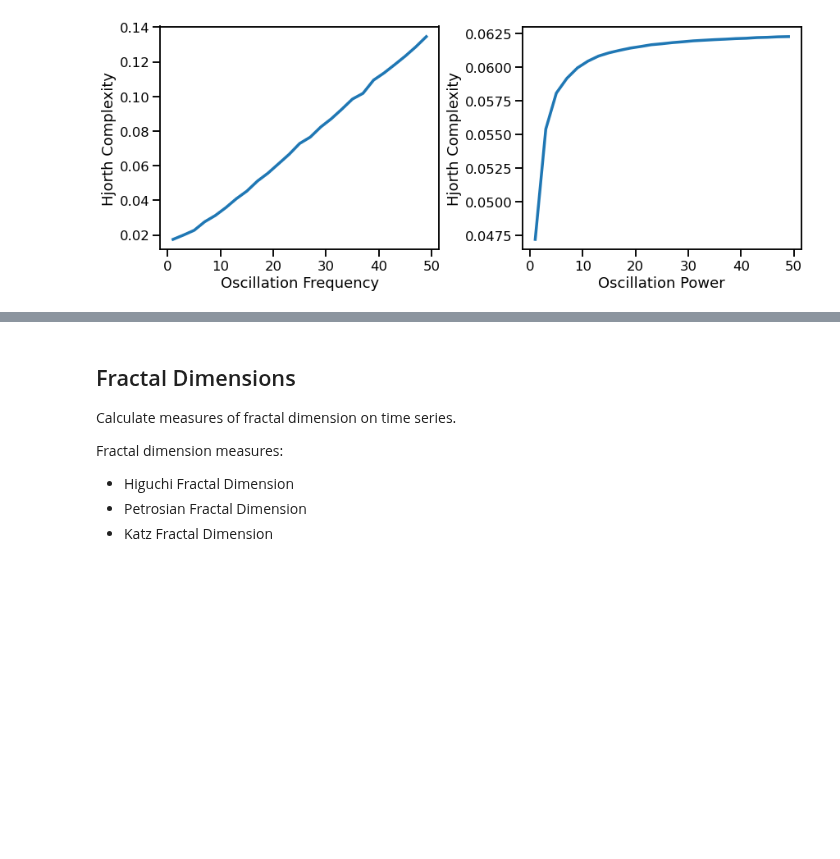
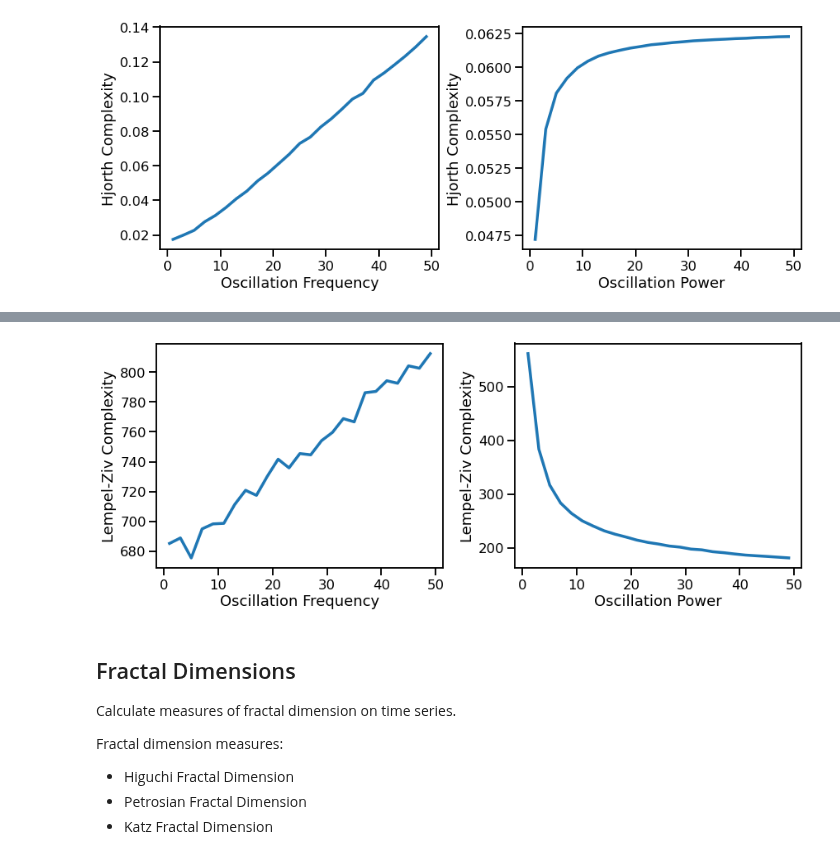
Before and after one commit to AperiodicMethods/AperiodicMethods, a Jupyter notebook: notebooks/14-Complexity.ipynb, the cells around one changed output, grey strips where cells are left out. Saved outputs shown, nothing was run; the diff lists cells and outputs as text; code cells hidden in the pictures; blank space fills up the shorter version.

```diff
--- a/notebooks/14-Complexity.ipynb
+++ b/notebooks/14-Complexity.ipynb
@@ -160,3 +210,22 @@ plot_lines(save_fig=SAVE_FIG, file_name='hjc_osc_both', file_path='complexity')
+# %%
+# Run a set of simulations, calculating LZ complexity across oscillation frequency
+lz_sims_freq = run_sims(sim_combined, SIM_PARAMS_COMB, lempelziv_wrapper, lz_params,
+                        update='update_freq', values=FREQS, n_sims=N_SIMS)
+# %%
+# Run a set of simulations, calculating fractal dimension across oscillation power
+lz_sims_pow = run_sims(sim_combined, SIM_PARAMS_COMB, lempelziv_wrapper, lz_params,
+                       update='update_pow', values=POWERS, n_sims=N_SIMS)
+# %%
+# Plot effect of oscillation variation on LZ complexity
+fig, axes = plt.subplots(1, 2, figsize=(14, 5))
+plot_lines(FREQS, lz_sims_freq, ax=axes[0])
+plot_lines(xlabel='Oscillation Frequency', ylabel='Lempel-Ziv Complexity', ax=axes[0])
+plot_lines(POWERS, lz_sims_pow, ax=axes[1])
+plot_lines(xlabel='Oscillation Power', ylabel='Lempel-Ziv Complexity', ax=axes[1])
+plt.subplots_adjust(wspace=0.25)
+plot_lines(save_fig=SAVE_FIG, file_name='lz_osc_both', file_path='complexity')
+# %% [output]
+[figure, added]
 # %% [markdown]
 ## Fractal Dimensions
 
```
Also changed, not shown: parts of 21 cells of this notebook.
